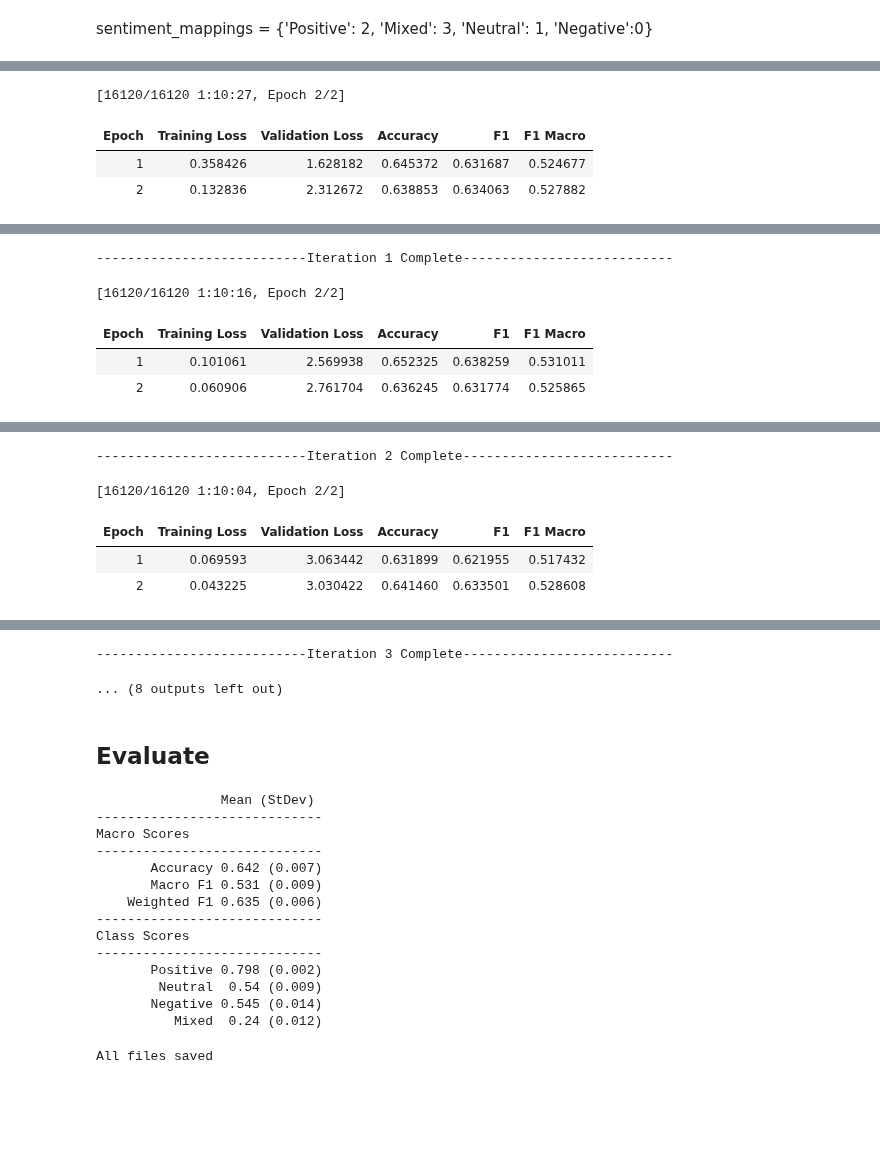
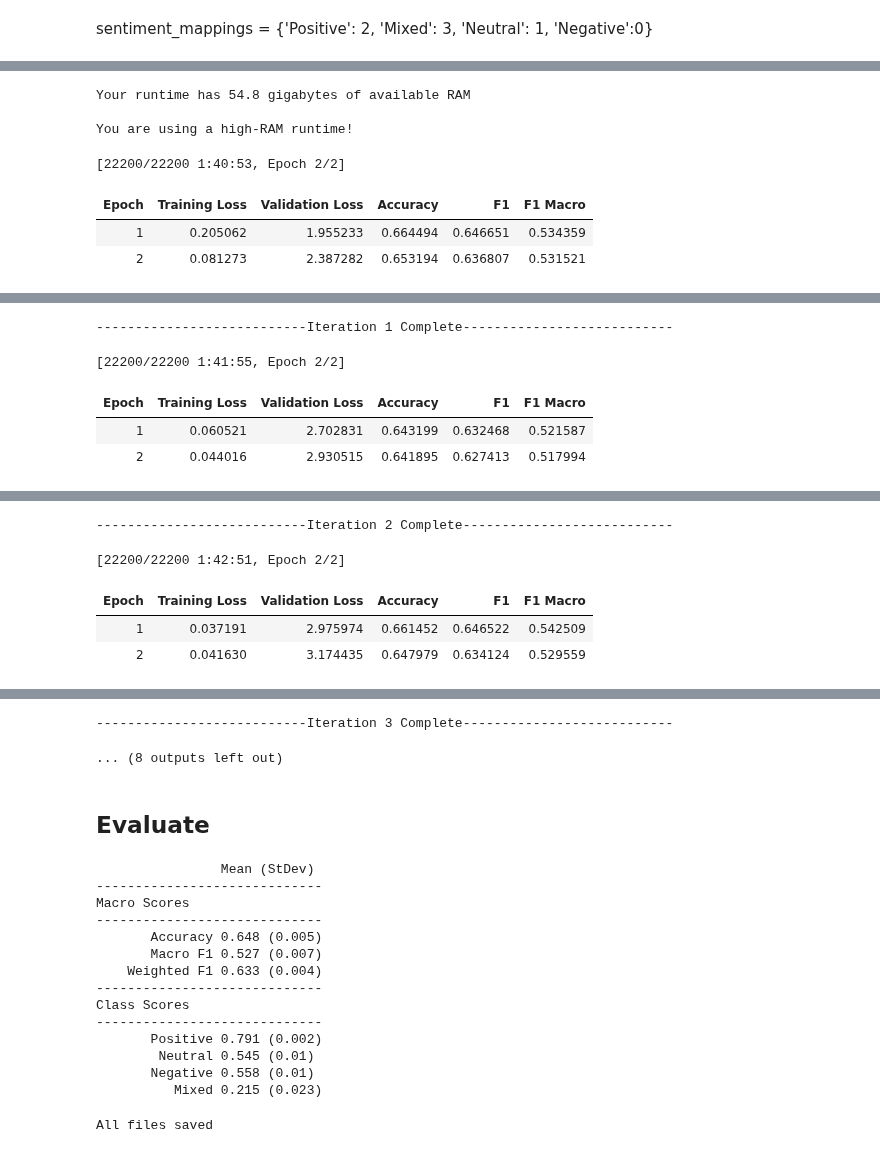
Before and after one commit to ipietri/w266_Final_Project, a Jupyter notebook: notebooks/RtGender-Notebooks/RtGender_Annotations_Sentiment_Back_Translation.ipynb, the cells around one changed output, grey strips where cells are left out. Drawn from its saved outputs; the diff is of its cells as text; code cells hidden in the pictures; blank space fills up the shorter version.

Commit message:
Updated and run with oversampled train set

```diff
--- a/notebooks/RtGender-Notebooks/RtGender_Annotations_Sentiment_Back_Translation.ipynb
+++ b/notebooks/RtGender-Notebooks/RtGender_Annotations_Sentiment_Back_Translation.ipynb
@@ -56,7 +72,7 @@ device = 'cuda' if cuda.is_available() else 'cpu'
 <a id='section02'></a>
 ## Import and Reshape Data
 # %%
-train_df = pd.read_csv('/content/drive/MyDrive/w266/annotations_train.csv')
+train_df = pd.read_csv('/content/drive/MyDrive/w266/train_oversampled.csv')
 dev_df = pd.read_csv('/content/drive/MyDrive/w266/annotations_dev.csv')
 
 print('train_shape: ',train_df.shape)
@@ -198,6 +208,8 @@ To keep the current behavior, use torch.div(a, b, rounding_mode='trunc'), or for
 #import
 train_df_aug = pd.read_csv('/content/drive/MyDrive/w266/back_translation_augmented_train_data.csv')
 print('Back translated train shape: ', train_df_aug.shape)
+# combine the translated (for the basic train dataset) with the oversampled version
+train_df_aug = pd.merge(train_df, train_df_aug, on = ["labels_4", "response_text"])
 # %% [output]
 Back translated train shape:  (10746, 7)
 # %%
@@ -206,9 +218,10 @@ train_augmented_df = pd.concat([
   train_df_aug[['response_text','labels_4']],
   train_df_aug[['es_trans','labels_4']].rename(columns={'es_trans':'response_text'}),
   train_df_aug[['fr_trans','labels_4']].rename(columns={'fr_trans':'response_text'}),
-  train_df_aug[['it_trans','labels_4']].rename(columns={'it_trans':'response_text'}),
-  train_df_aug[['pt_trans','labels_4']].rename(columns={'pt_trans':'response_text'}),
-  train_df_aug[['ro_trans','labels_4']].rename(columns={'ro_trans':'response_text'})])
+  train_df_aug[['it_trans','labels_4']].rename(columns={'it_trans':'response_text'})
+  # train_df_aug[['pt_trans','labels_4']].rename(columns={'pt_trans':'response_text'}),
+  # train_df_aug[['ro_trans','labels_4']].rename(columns={'ro_trans':'response_text'})
+  ])
 # %%
 print('Back translated train shape: ', train_augmented_df.shape)
 print(train_augmented_df['labels_4'].value_counts(normalize=True))
@@ -342,3 +371,16 @@ sentiment_mappings = {'Positive': 2, 'Mixed': 3, 'Neutral': 1, 'Negative':0}
+# %%
+from psutil import virtual_memory
+ram_gb = virtual_memory().total / 1e9
+print('Your runtime has {:.1f} gigabytes of available RAM\n'.format(ram_gb))
+
+if ram_gb < 20:
+  print('Not using a high-RAM runtime')
+else:
+  print('You are using a high-RAM runtime!')
+# %% [output]
+Your runtime has 54.8 gigabytes of available RAM
+
+You are using a high-RAM runtime!
 # %%
 from sklearn.metrics import classification_report
 
@@ -355,52 +397,54 @@ for i in range(iterations):
   try:
     del trainer
     del results
     del cr
   except: pass
 
 
-  trainer = Trainer(model=model, args=training_args,
-                  compute_metrics=compute_metrics,
-                  train_dataset=rtg_encoded["train"],
-                  eval_dataset=rtg_encoded["dev"])
+  trainer = Trainer(model=model,
+                    args=training_args,
+                    compute_metrics=compute_metrics,
+                    train_dataset=rtg_encoded["train"],
+                    eval_dataset=rtg_encoded["dev"]
+                    )
   trainer.train()
   results = trainer.evaluate()
 
   # append macro metrics to lists
   accuracy_list.append(results.get('eval_accuracy'))
   weighted_f1_score_list.append(results.get("eval_f1"))
   macro_f1_score_list.append(results.get("eval_f1_macro"))
 
   trainer.predict(rtg_encoded["dev"])
   # append the class-level F1 scores
   outputs = trainer.predict(rtg_encoded["dev"])
   predictions = outputs.predictions.argmax(1)
   labels = rtg_encoded["dev"]['label']
   cr = classification_report(labels, predictions, digits=3, output_dict=True)
   negative_f1_score.append(cr.get('0').get("f1-score"))
   neutral_f1_score.append(cr.get('1').get("f1-score"))
   positive_f1_score.append(cr.get('2').get("f1-score"))
   mixed_f1_score.append(cr.get('3').get("f1-score"))
 
 
   print(f'---------------------------Iteration {i+1} Complete---------------------------\n')
 # %% [output]
-[16120/16120 1:10:27, Epoch 2/2]
+[22200/22200 1:40:53, Epoch 2/2]
 | Epoch | Training Loss | Validation Loss | Accuracy | F1 | F1 Macro |
-| 1 | 0.358426 | 1.628182 | 0.645372 | 0.631687 | 0.524677 |
-| 2 | 0.132836 | 2.312672 | 0.638853 | 0.634063 | 0.527882 |
+| 1 | 0.205062 | 1.955233 | 0.664494 | 0.646651 | 0.534359 |
+| 2 | 0.081273 | 2.387282 | 0.653194 | 0.636807 | 0.531521 |
 [interactive output not drawn]
 ---------------------------Iteration 1 Complete---------------------------
-[16120/16120 1:10:16, Epoch 2/2]
+[22200/22200 1:41:55, Epoch 2/2]
 | Epoch | Training Loss | Validation Loss | Accuracy | F1 | F1 Macro |
-| 1 | 0.101061 | 2.569938 | 0.652325 | 0.638259 | 0.531011 |
-| 2 | 0.060906 | 2.761704 | 0.636245 | 0.631774 | 0.525865 |
+| 1 | 0.060521 | 2.702831 | 0.643199 | 0.632468 | 0.521587 |
+| 2 | 0.044016 | 2.930515 | 0.641895 | 0.627413 | 0.517994 |
 [interactive output not drawn]
 ---------------------------Iteration 2 Complete---------------------------
-[16120/16120 1:10:04, Epoch 2/2]
+[22200/22200 1:42:51, Epoch 2/2]
 | Epoch | Training Loss | Validation Loss | Accuracy | F1 | F1 Macro |
-| 1 | 0.069593 | 3.063442 | 0.631899 | 0.621955 | 0.517432 |
-| 2 | 0.043225 | 3.030422 | 0.641460 | 0.633501 | 0.528608 |
+| 1 | 0.037191 | 2.975974 | 0.661452 | 0.646522 | 0.542509 |
+| 2 | 0.041630 | 3.174435 | 0.647979 | 0.634124 | 0.529559 |
 [interactive output not drawn]
 ---------------------------Iteration 3 Complete---------------------------
 ... (8 outputs left out)
@@ -446,16 +490,16 @@ print(f"%15s %5s (%s)" %("Mixed",
 -----------------------------
 Macro Scores
 -----------------------------
-       Accuracy 0.642 (0.007)
-       Macro F1 0.531 (0.009)
-    Weighted F1 0.635 (0.006)
+       Accuracy 0.648 (0.005)
+       Macro F1 0.527 (0.007)
+    Weighted F1 0.633 (0.004)
 -----------------------------
 Class Scores
 -----------------------------
-       Positive 0.798 (0.002)
-        Neutral  0.54 (0.009)
-       Negative 0.545 (0.014)
-          Mixed  0.24 (0.012)
+       Positive 0.791 (0.002)
+        Neutral 0.545 (0.01)
+       Negative 0.558 (0.01)
+          Mixed 0.215 (0.023)
 # %%
 output_model_file = '/content/drive/MyDrive/w266/backtranslate_bert_rtgender_sentiment.bin'
 output_vocab_file = './'
```
Also changed, not shown: parts of 18 cells of this notebook.
